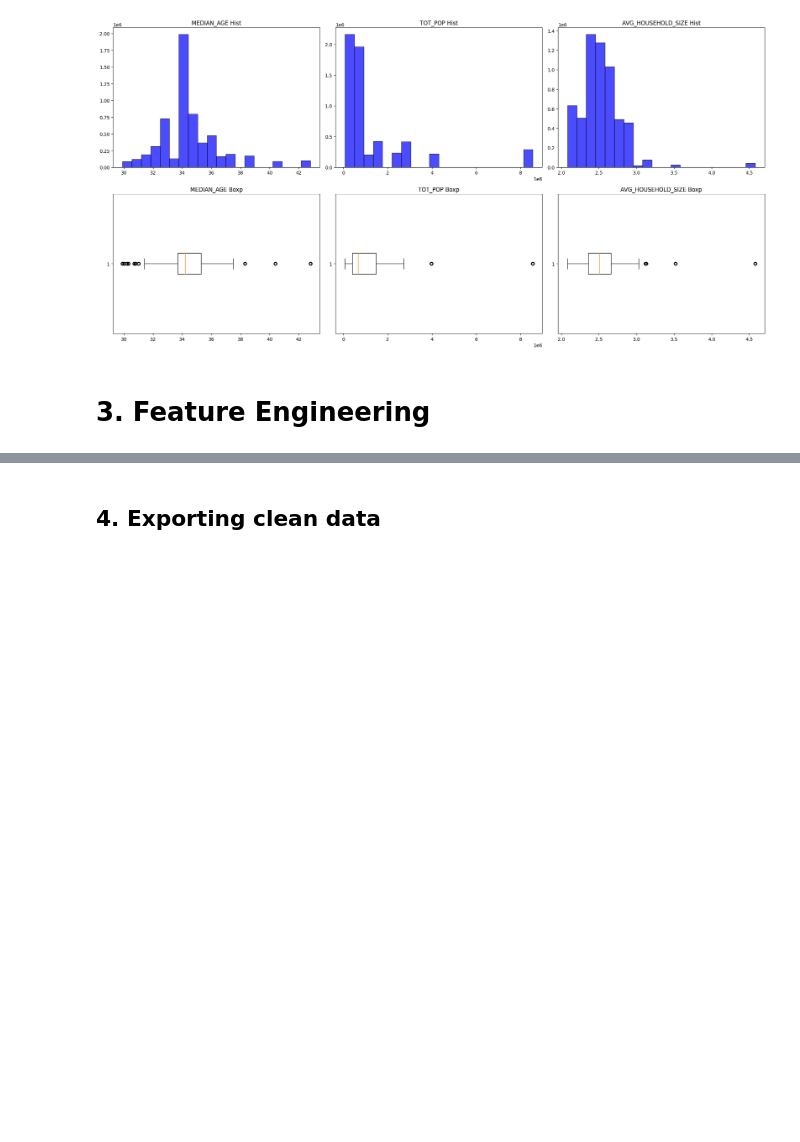
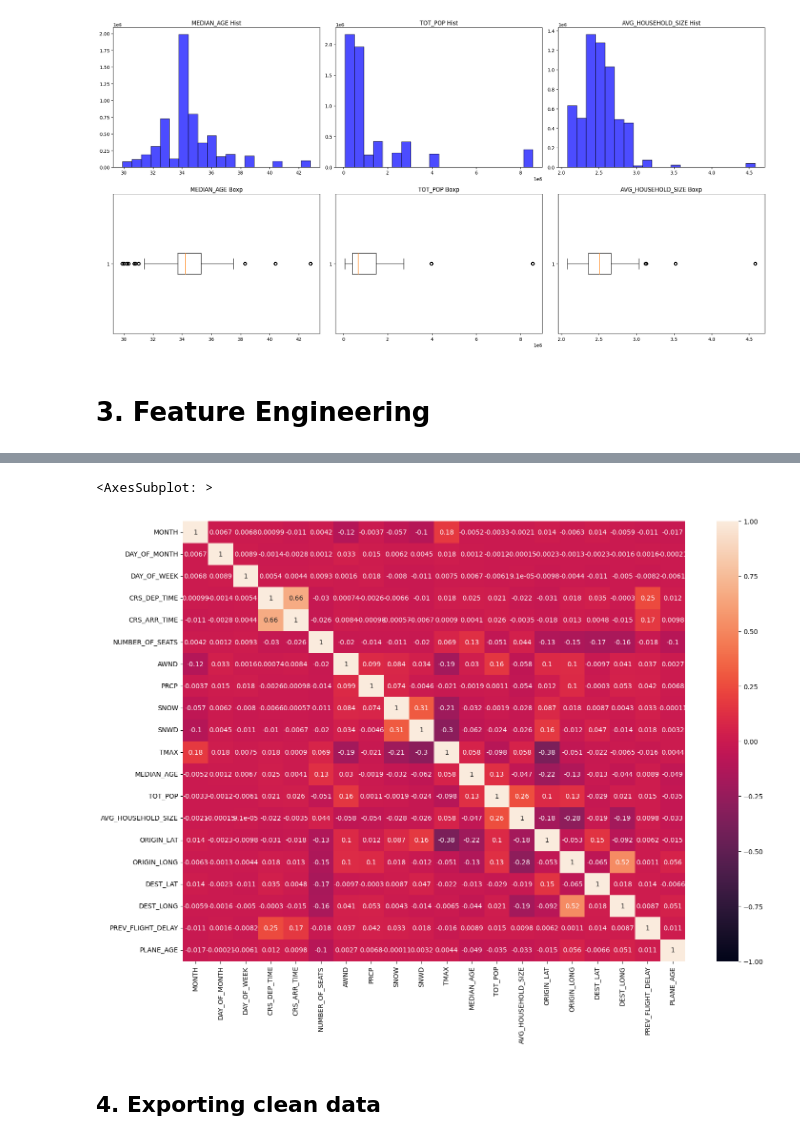
Before and after one commit to rvloenhout/DSS_Master_Thesis, a Jupyter notebook: _1. Data Preprocessing/2. Data cleaning, Preprocessing and EDA.ipynb, the cells around one changed output, grey strips where cells are left out. Saved outputs shown, nothing was run; the diff lists cells and outputs as text; code cells hidden in the pictures; blank space fills up the shorter version.

```diff
--- a/_1. Data Preprocessing/2. Data cleaning, Preprocessing and EDA.ipynb
+++ b/_1. Data Preprocessing/2. Data cleaning, Preprocessing and EDA.ipynb
@@ -360,6 +338,9 @@ ontime_reporting_export.head(5)
 # %%
-plt.figure(figsize=(15, 10))
+plt.figure(figsize=(17, 12))
 sns.heatmap(ontime_reporting_export.corr(numeric_only=True), vmin=-1, vmax=1, annot=True)
+# %% [output]
+<AxesSubplot: >
+[figure, added]
 # %% [markdown]
 ## 4. Exporting clean data
 # %%
```
Also changed, not shown: parts of 13 cells of this notebook, 6 other files.
